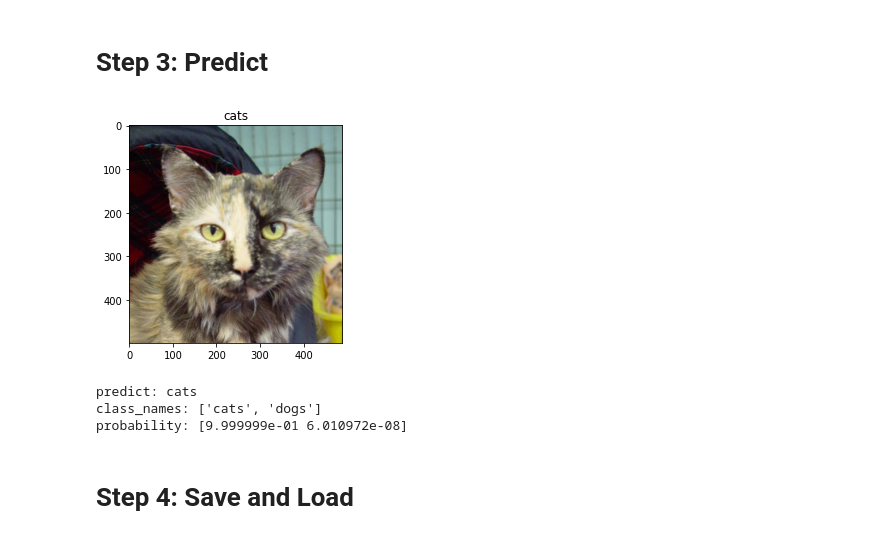
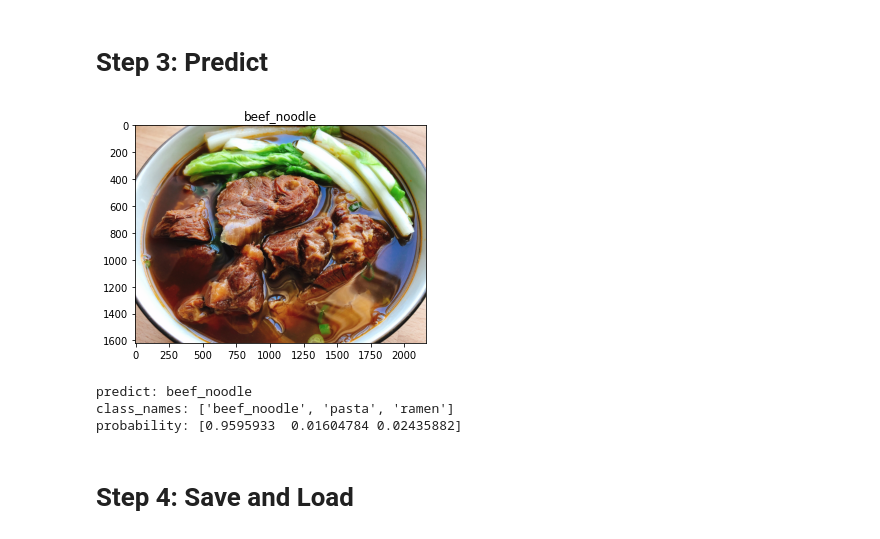
Before and after one commit to InfuseAI/auto-img-cls, a Jupyter notebook: auto_img_cls.ipynb, the cells around one changed output. Saved outputs shown, nothing was run; the diff lists cells and outputs as text; code cells hidden in the pictures.

Commit message:
Change the notebook dataset name
Signed-off-by: popcorny <celu@infuseai.io>

```diff
--- a/auto_img_cls.ipynb
+++ b/auto_img_cls.ipynb
@@ -314,24 +314,24 @@ Labels:
 # %%
 import matplotlib.pyplot as plt
 import matplotlib.image as img
 
-_IMG_PATH="/content/cats_and_dogs_50/train/cats/cat.10.jpg"
+_IMG_PATH="/content/noodles_v1.2/beef_noodle/beef_noodle_1.jpeg"
 
 image = img.imread(_IMG_PATH)
 cls, probs = classifier.predict(_IMG_PATH)
 
 plt.title(cls)
 plt.imshow(image)
 plt.show()
 
 print(f"predict: {cls}")
 print(f"class_names: {classifier.class_names}")
 print(f"probability: {probs}")
 # %% [output]
-[figure, old version]
+[figure, new version]
-predict: cats
-class_names: ['cats', 'dogs']
-probability: [9.999999e-01 6.010972e-08]
+predict: beef_noodle
+class_names: ['beef_noodle', 'pasta', 'ramen']
+probability: [0.9595933  0.01604784 0.02435882]
 # %% [markdown]
 # Step 4: Save and Load
 # %% [markdown]
```
Also changed, not shown: parts of 4 cells of this notebook.
